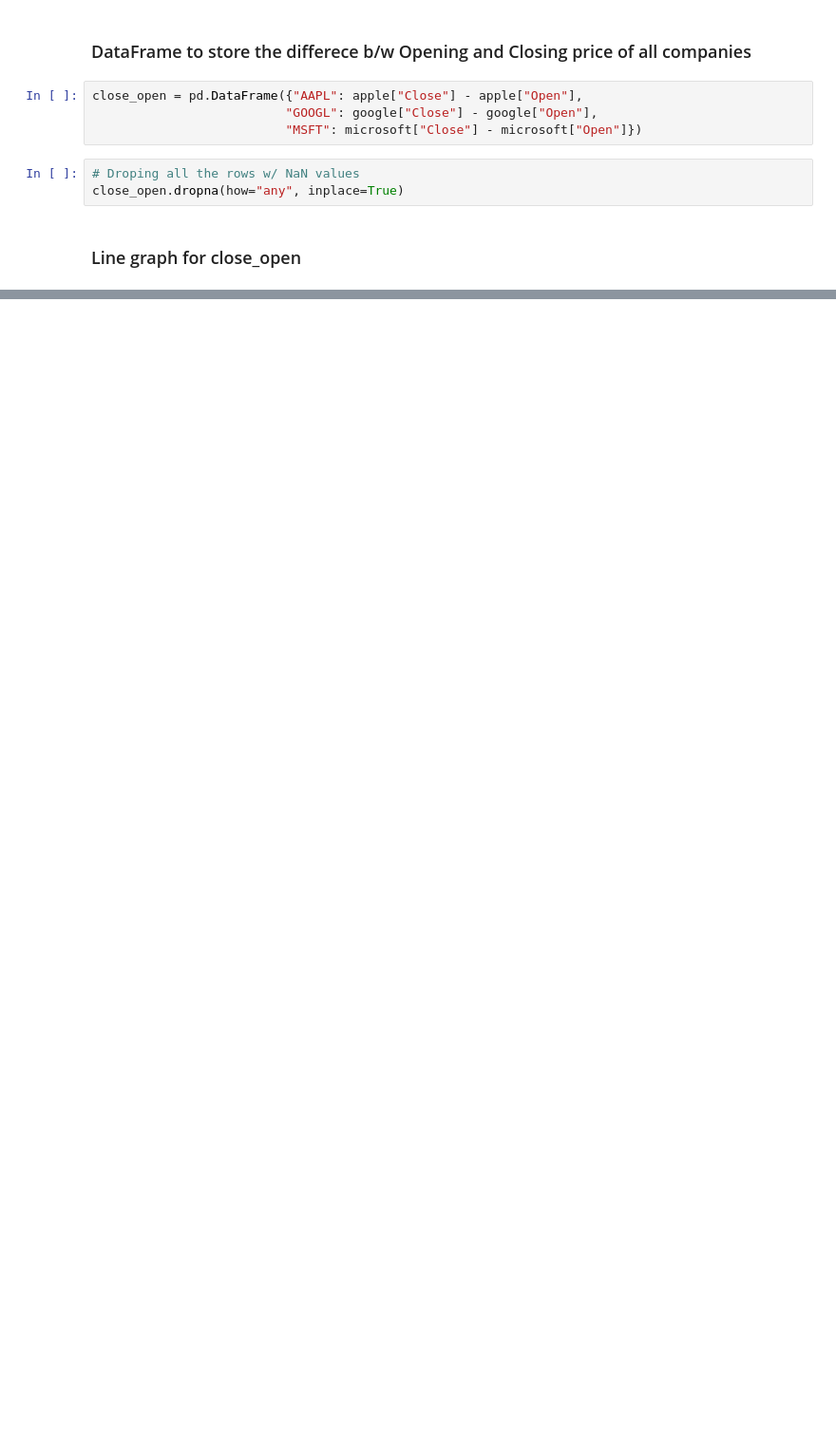
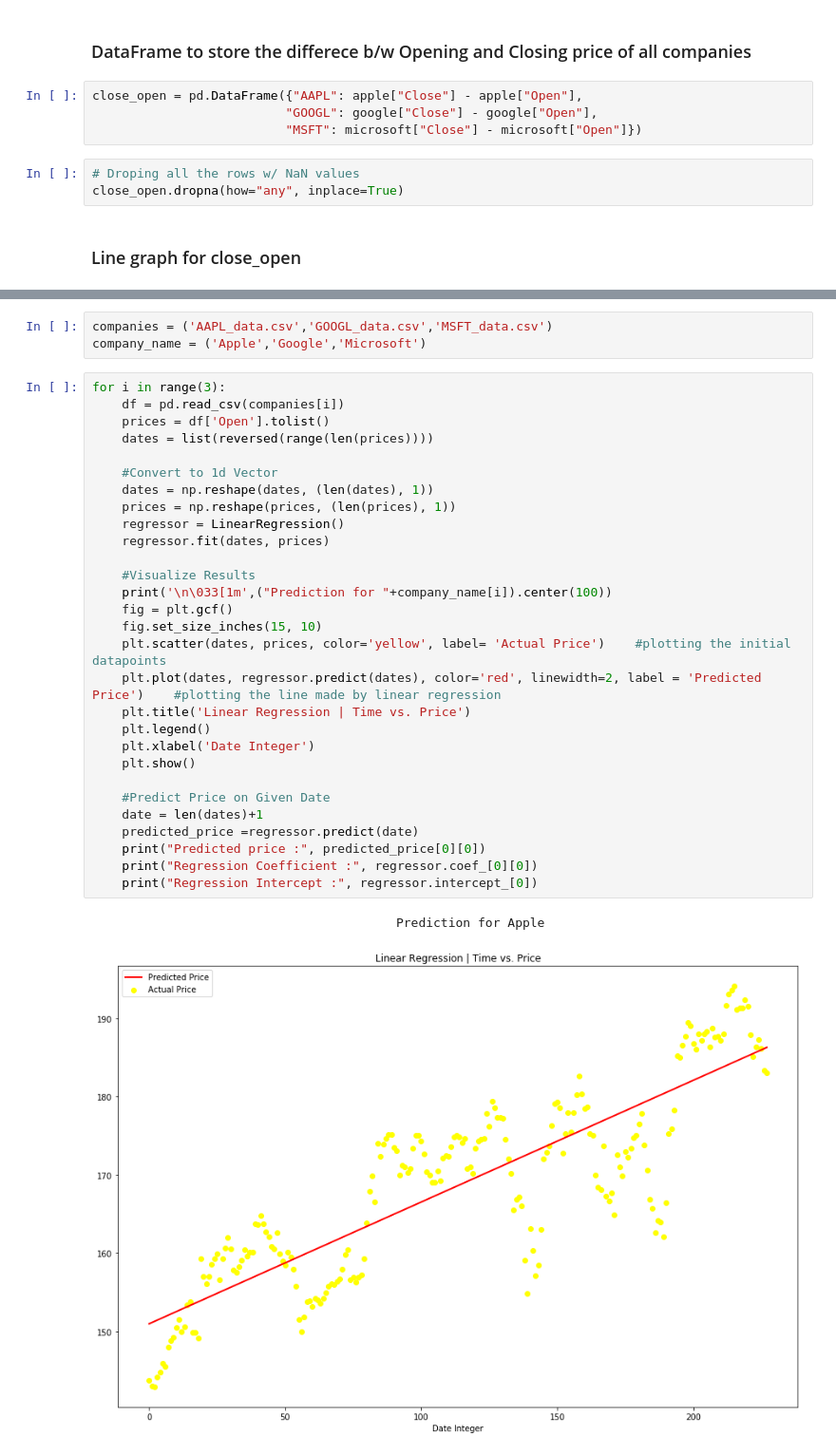
Before and after one commit to abhie-lp/FINANCE_PROJECT, a Jupyter notebook: Code.ipynb, the cells around one changed output, grey strips where cells are left out. Shown at 95% size. Cells and saved outputs as stored; diff of their text form; blank space fills up the shorter version.

Commit message:
Added Stock prediction

```diff
--- a/Code.ipynb
+++ b/Code.ipynb
@@ -104,0 +107,35 @@ plt.show()
+# %%
+companies = ('AAPL_data.csv','GOOGL_data.csv','MSFT_data.csv')
+company_name = ('Apple','Google','Microsoft')
+# %%
+for i in range(3):
+    df = pd.read_csv(companies[i])
+    prices = df['Open'].tolist()
+    dates = list(reversed(range(len(prices))))
+
+    #Convert to 1d Vector
+    dates = np.reshape(dates, (len(dates), 1))
+    prices = np.reshape(prices, (len(prices), 1))
+    regressor = LinearRegression()
+    regressor.fit(dates, prices)
+
+    #Visualize Results
+    print('\n\033[1m',("Prediction for "+company_name[i]).center(100))
+    fig = plt.gcf()
+    fig.set_size_inches(15, 10)
+    plt.scatter(dates, prices, color='yellow', label= 'Actual Price')    #plotting the initial datapoints
+    plt.plot(dates, regressor.predict(dates), color='red', linewidth=2, label = 'Predicted Price')    #plotting the line made by linear regression
+    plt.title('Linear Regression | Time vs. Price')
+    plt.legend()
+    plt.xlabel('Date Integer')
+    plt.show()
+
+    #Predict Price on Given Date
+    date = len(dates)+1
+    predicted_price =regressor.predict(date)
+    print("Predicted price :", predicted_price[0][0])
+    print("Regression Coefficient :", regressor.coef_[0][0])
+    print("Regression Intercept :", regressor.intercept_[0])
+# %% [output]
+                                         Prediction for Apple
+[figure, added]
```
Also changed, not shown: parts of 5 cells of this notebook.
